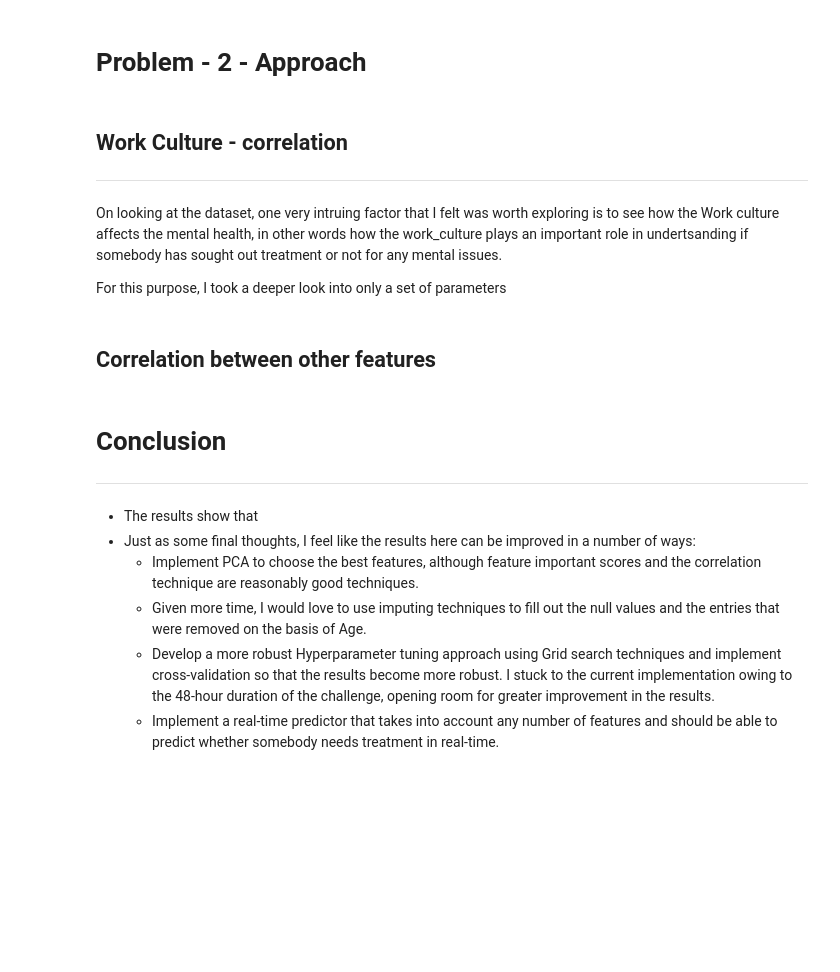
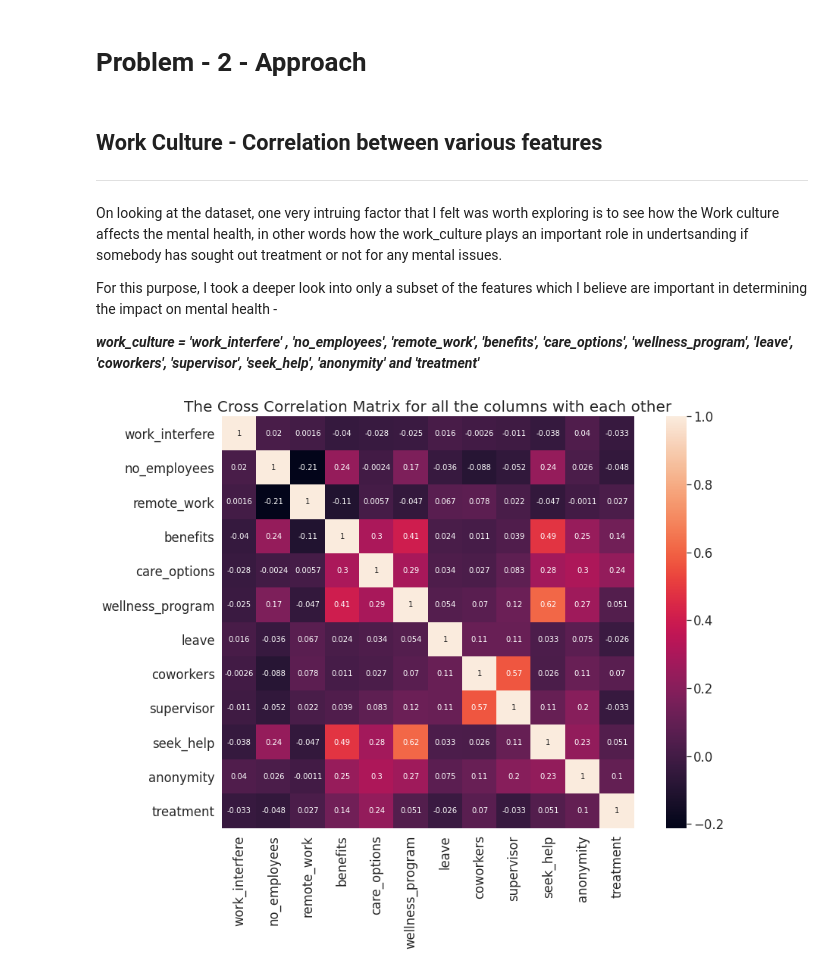
Before and after one commit to RevanthBN/Alto-Neuroscience-Data-Challenge, a Jupyter notebook: Alto_neuroscience_challenge.ipynb, the cells around one changed output. Drawn from its saved outputs; the diff is of its cells as text; code cells hidden in the pictures; blank space fills up the shorter version.

```diff
--- a/Alto_neuroscience_challenge.ipynb
+++ b/Alto_neuroscience_challenge.ipynb
@@ -797,22 +796,25 @@ model_final_eval(nn, 'Neural Nets')
 # %% [markdown]
 # Problem - 2 - Approach
 # %% [markdown]
-## **Work Culture - correlation**
+## **Work Culture - Correlation between various features**
 
 ---
 On looking at the dataset, one very intruing factor that I felt was worth exploring is to see how the Work culture affects the mental health, in other words how the work_culture plays an important role in undertsanding if somebody has sought out treatment or not for any mental issues.
 
-For this purpose, I took a deeper look into only a set of parameters
+For this purpose, I took a deeper look into only a subset of the features which I believe are important in determining the impact on mental health -
+
+**_work_culture = 'work_interfere' , 'no_employees', 'remote_work', 'benefits', 'care_options', 'wellness_program', 'leave', 'coworkers', 'supervisor',  'seek_help',  'anonymity' and 'treatment'_**
-# %% [markdown]
-## **Correlation between other features**
-# %% [markdown]
-# Conclusion
-
-
----
-- The results show that
-- Just as some final thoughts, I feel like the results here can be improved in a number of ways:
-  - Implement PCA to choose the best features, although feature important scores and the correlation technique are reasonably good techniques.
-  - Given more time, I would love to use imputing techniques to fill out the null values and the entries that were removed on the basis of Age.
-  - Develop a more robust Hyperparameter tuning approach using Grid search techniques and implement cross-validation so that the results become more robust. I stuck to the current implementation owing to the 48-hour duration of the challenge, opening room for greater improvement in the results.
-  - Implement a real-time predictor that takes into account any number of features and should be able to predict whether somebody needs treatment in real-time.
+# %%
+# Making a list of the relevant columns
+work_culture = ['work_interfere','no_employees','remote_work','benefits','care_options','wellness_program','leave','coworkers','supervisor', 'seek_help', 'anonymity', 'treatment']
+# Extracting the sub-dataframe from the main one pertaining to work-culture
+work_data = raw_data[work_culture]
+# Compute the cross correlation matrix of the dataframe
+cross_corr = work_data.corr(method='pearson')
+# Visualizing the cross-corr matrix
+f, ax = plt.subplots(figsize=(15, 10))
+sns.heatmap(cross_corr,annot=True, vmax=1.0, square=True);
+plt.title ("The Cross Correlation Matrix for all the columns with each other", fontsize = 20)
+plt.show()
+# %% [output]
+[figure, added]
```
Also changed, not shown: parts of 3 cells of this notebook.
